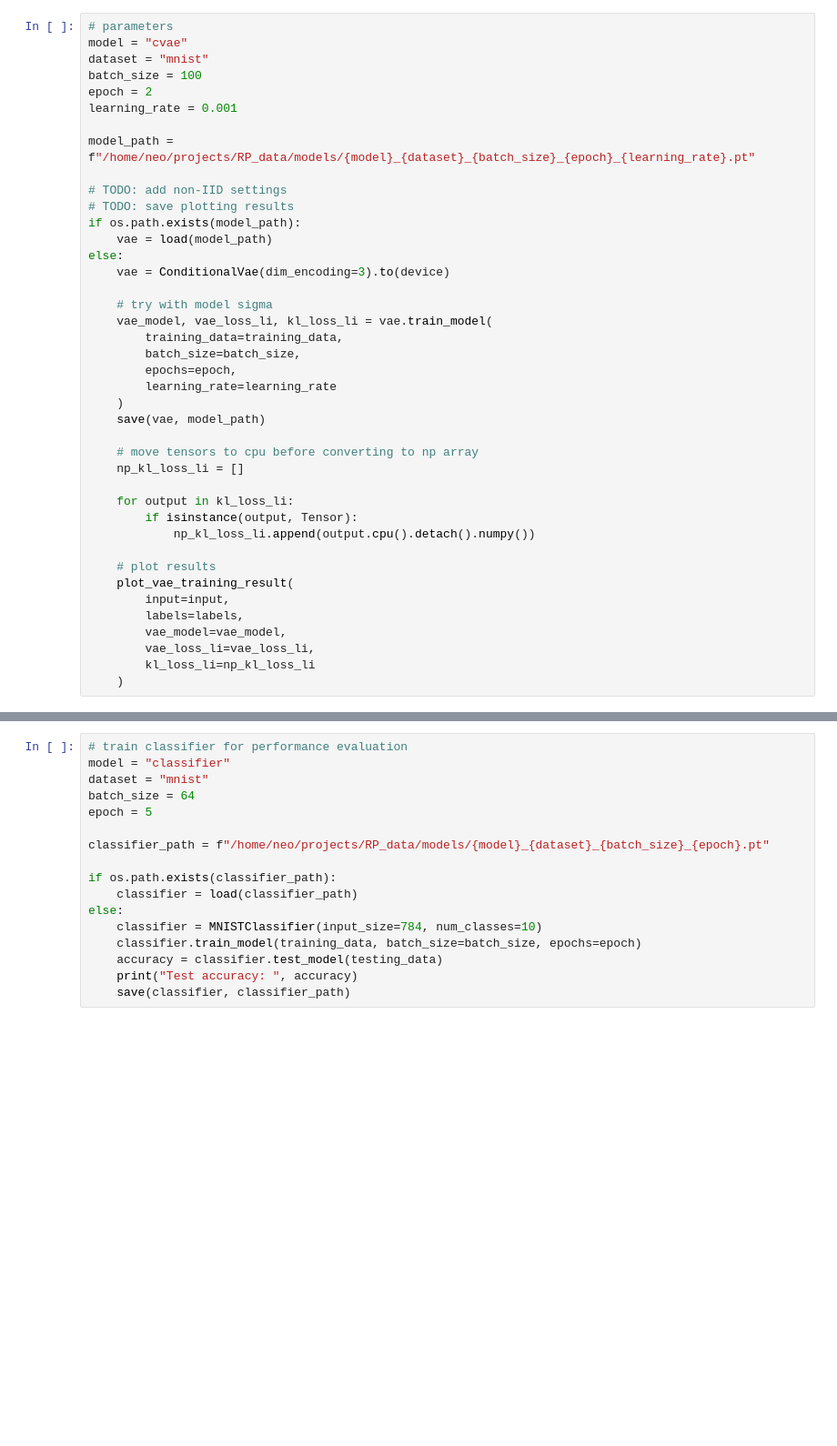
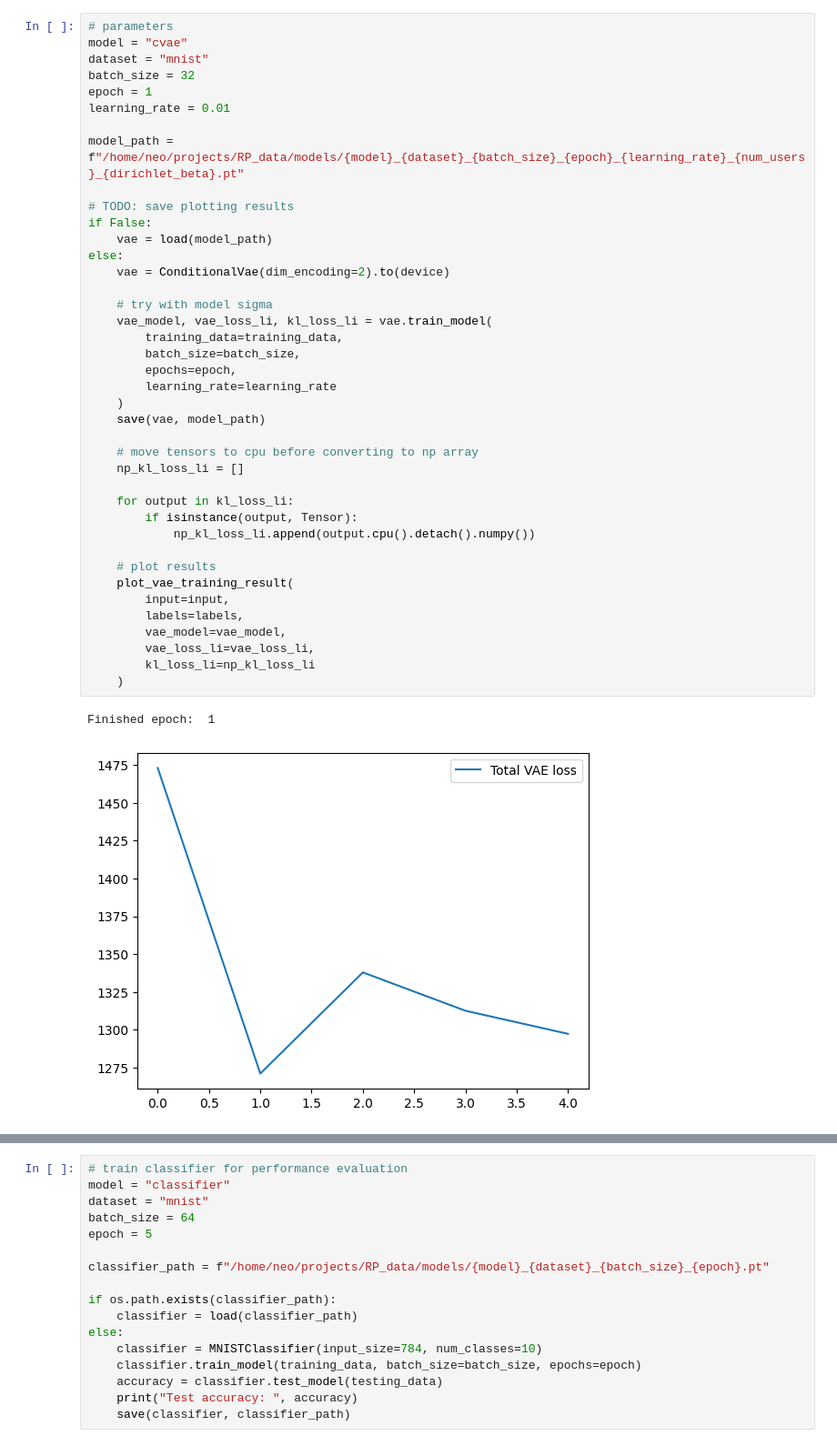
Before and after one commit to FederatedRP2024Delft/GenFL, a Jupyter notebook: src/jupyter_notebook/mnist_cvae.ipynb, the cells around one changed output, grey strips where cells are left out. Shown: that part at 91% size. Cells and saved outputs as stored; diff of their text form; blank space fills up the shorter version.

```diff
--- a/src/jupyter_notebook/mnist_cvae.ipynb
+++ b/src/jupyter_notebook/mnist_cvae.ipynb
@@ -35,40 +72,42 @@ Transform: ToTensor()
 # parameters
 model = "cvae"
 dataset = "mnist"
-batch_size = 100
-epoch = 2
-learning_rate = 0.001
+batch_size = 32
+epoch = 1
+learning_rate = 0.01
 
-model_path = f"/home/neo/projects/RP_data/models/{model}_{dataset}_{batch_size}_{epoch}_{learning_rate}.pt"
+model_path = f"/home/neo/projects/RP_data/models/{model}_{dataset}_{batch_size}_{epoch}_{learning_rate}_{num_users}_{dirichlet_beta}.pt"
 
-# TODO: add non-IID settings
 # TODO: save plotting results
-if os.path.exists(model_path):
+if False:
     vae = load(model_path)
 else:
-    vae = ConditionalVae(dim_encoding=3).to(device)
+    vae = ConditionalVae(dim_encoding=2).to(device)
 
     # try with model sigma
     vae_model, vae_loss_li, kl_loss_li = vae.train_model(
         training_data=training_data,
         batch_size=batch_size,
         epochs=epoch,
         learning_rate=learning_rate
     )
     save(vae, model_path)
 
     # move tensors to cpu before converting to np array
     np_kl_loss_li = []
 
     for output in kl_loss_li:
         if isinstance(output, Tensor):
             np_kl_loss_li.append(output.cpu().detach().numpy())
 
     # plot results
     plot_vae_training_result(
         input=input,
         labels=labels,
         vae_model=vae_model,
         vae_loss_li=vae_loss_li,
         kl_loss_li=np_kl_loss_li
     )
+# %% [output]
+Finished epoch:  1
+[figure, added]
```
Also changed, not shown: parts of 6 cells of this notebook, 3 other files.
